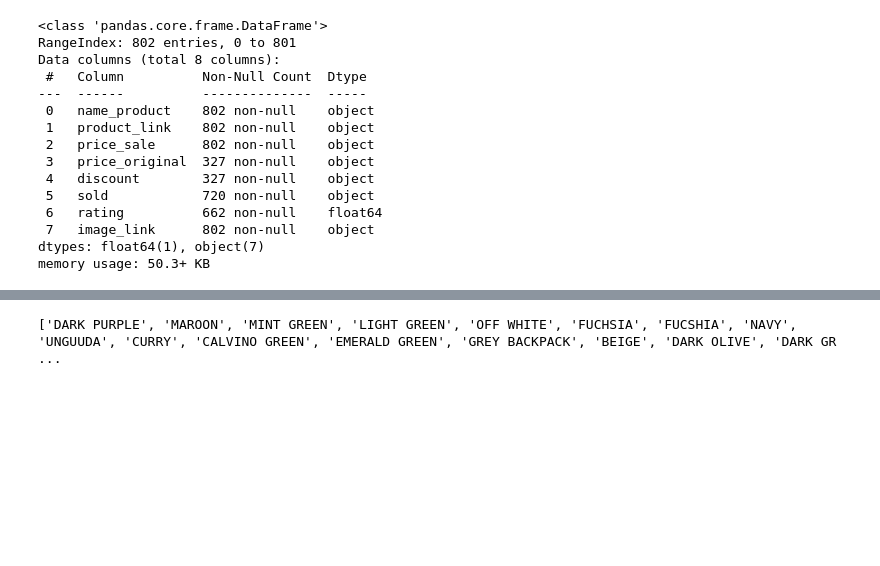
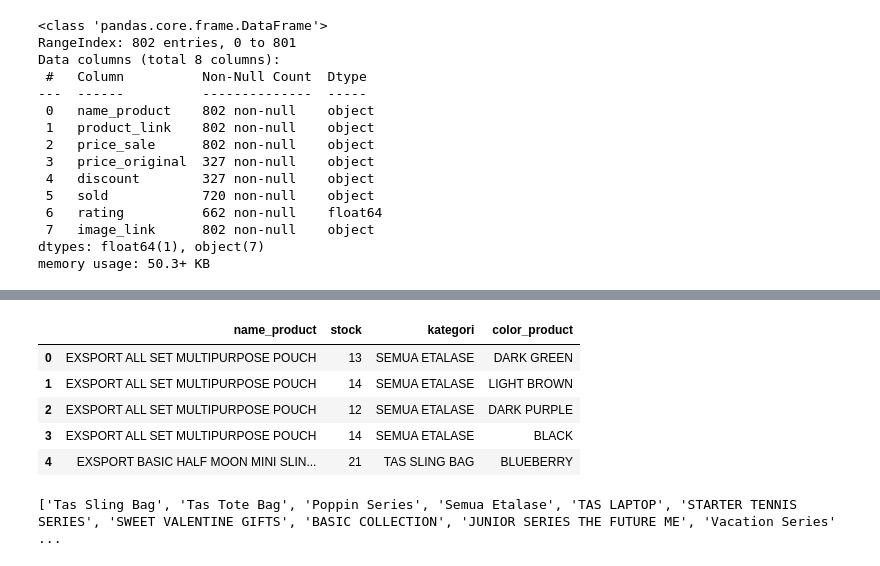
Before and after one commit to zulfaan/e-commerce-analyst-portfolio, a Jupyter notebook: test.ipynb, the cells around one changed output, grey strips where cells are left out. Saved outputs shown, nothing was run; the diff lists cells and outputs as text; code cells hidden in the pictures; blank space fills up the shorter version.

```diff
--- a/test.ipynb
+++ b/test.ipynb
@@ -416,0 +440,3 @@ color_list = [
+# %%
+df_stock = pd.read_csv('extract-raw-data/exsport_stock_tokped_raw.csv', index_col=False)
+df_stock.head()
@@ -417,4 +450,16 @@ color_list = [
+# %%
+df_stock['color_product'] = df_stock['name_product'].apply(extract_color)
+df_stock['name_product'] = df_stock['name_product'].str.split('-').str[0].str.upper()
+df_stock['kategori'] = df_stock['kategori'].str.upper()
+df_stock.head()
+# %% [output]
+|  | name_product | stock | kategori | color_product |
+| 0 | EXSPORT ALL SET MULTIPURPOSE POUCH | 13 | SEMUA ETALASE | DARK GREEN |
+| 1 | EXSPORT ALL SET MULTIPURPOSE POUCH | 14 | SEMUA ETALASE | LIGHT BROWN |
+| 2 | EXSPORT ALL SET MULTIPURPOSE POUCH | 12 | SEMUA ETALASE | DARK PURPLE |
+| 3 | EXSPORT ALL SET MULTIPURPOSE POUCH | 14 | SEMUA ETALASE | BLACK |
+| 4 | EXSPORT BASIC HALF MOON MINI SLIN... | 21 | TAS SLING BAG | BLUEBERRY |
 # %%
-print(list(set(color_list)))
+print(list(set(df_stock['kategori'])))
 # %% [output]
-['DARK PURPLE', 'MAROON', 'MINT GREEN', 'LIGHT GREEN', 'OFF WHITE', 'FUCHSIA', 'FUCSHIA', 'NAVY', 'UNGUUDA', 'CURRY', 'CALVINO GREEN', 'EMERALD GREEN', 'GREY BACKPACK', 'BEIGE', 'DARK OLIVE', 'DARK GR ...
+['Tas Sling Bag', 'Tas Tote Bag', 'Poppin Series', 'Semua Etalase', 'TAS LAPTOP', 'STARTER TENNIS SERIES', 'SWEET VALENTINE GIFTS', 'BASIC COLLECTION', 'JUNIOR SERIES THE FUTURE ME', 'Vacation Series' ...
```
Also changed, not shown: parts of 8 cells of this notebook.
